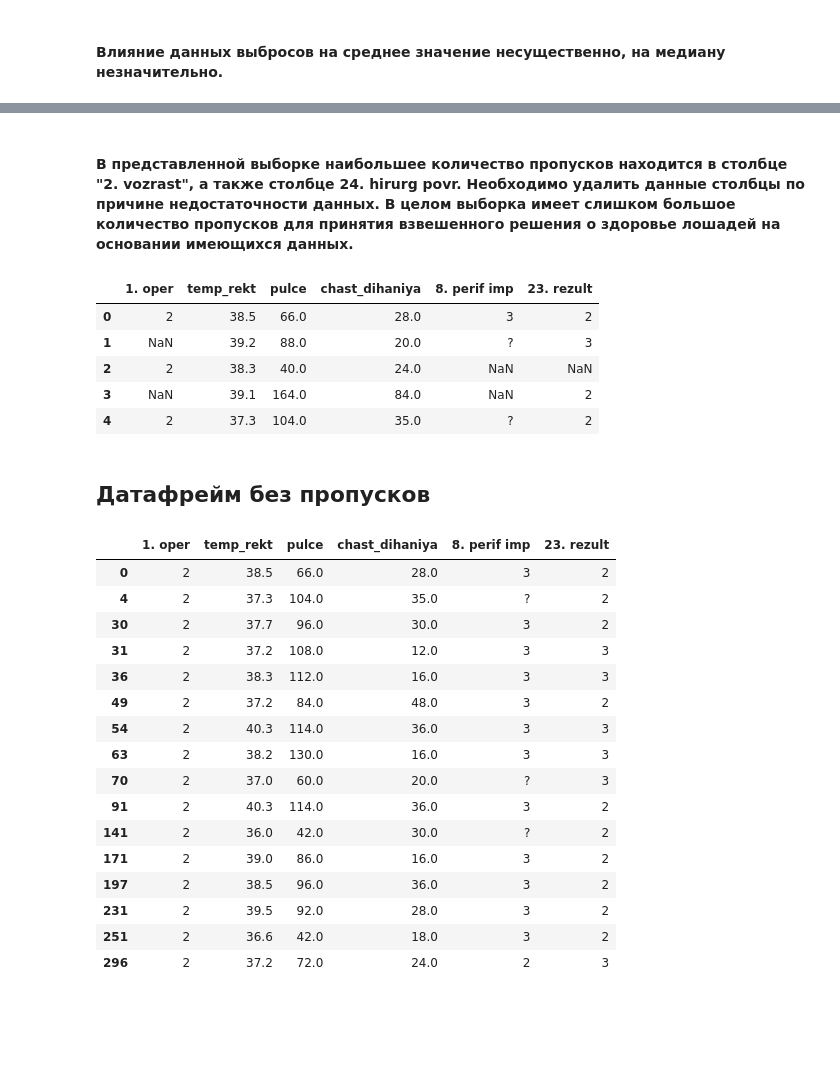
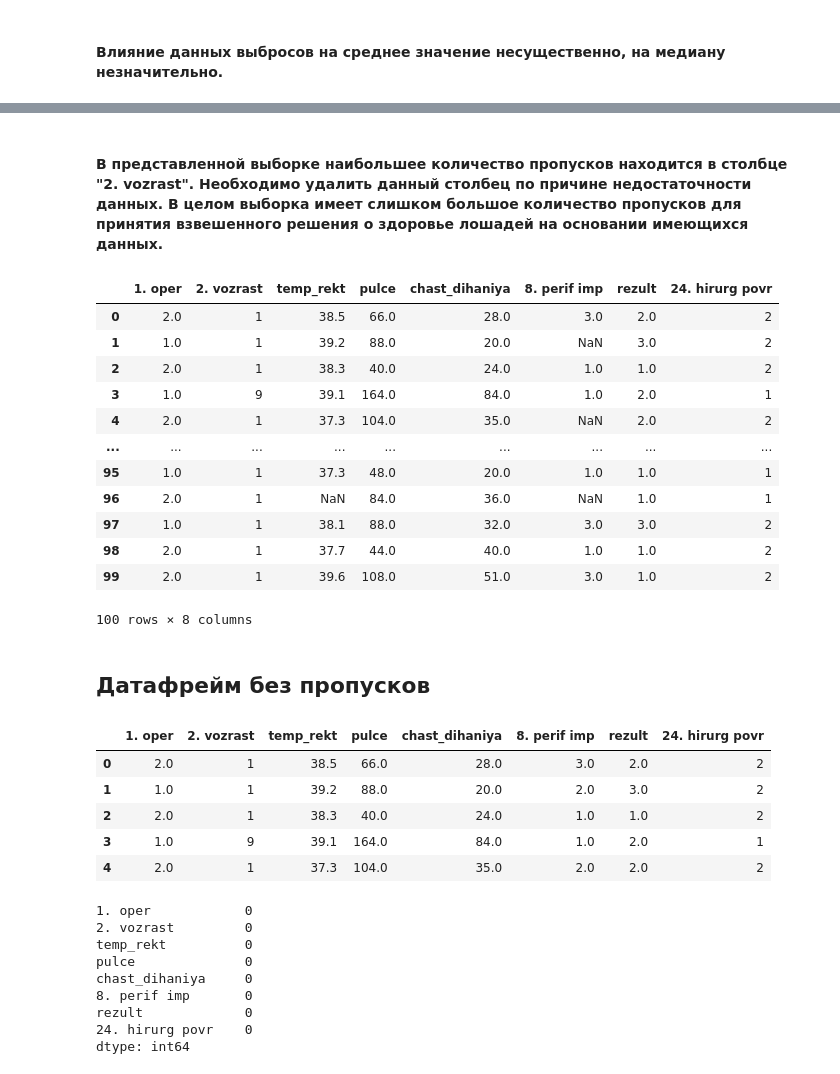
Before and after one commit to Chibis34/DZ_Gordeev, a Jupyter notebook: DZ15_Gordeev_stat_basics.ipynb, the cells around one changed output, grey strips where cells are left out. Drawn from its saved outputs; the diff is of its cells as text; code cells hidden in the pictures; blank space fills up the shorter version.

```diff
--- a/DZ15_Gordeev_stat_basics.ipynb
+++ b/DZ15_Gordeev_stat_basics.ipynb
@@ -329,2 +354,2 @@ memory usage: 18.9+ KB
 # %% [markdown]
-#### В представленной выборке наибольшее количество пропусков находится в столбце "2. vozrast", а также столбце 24. hirurg povr. Необходимо удалить данные столбцы по причине недостаточности данных. В целом выборка имеет слишком большое количество пропусков для принятия взвешенного решения о здоровье лошадей на основании имеющихся данных.
+#### В представленной выборке наибольшее количество пропусков находится в столбце "2. vozrast". Необходимо удалить данный столбец по причине недостаточности данных. В целом выборка имеет слишком большое количество пропусков для принятия взвешенного решения о здоровье лошадей на основании имеющихся данных.
@@ -333,9 +356,17 @@ df4 = df.drop(['2. vozrast','24. hirurg povr'], axis=1)#.info()
-# %%
-df4.head()
-# %% [output]
-|  | 1. oper | temp_rekt | pulce | chast_dihaniya | 8. perif imp | 23. rezult |
-| 0 | 2 | 38.5 | 66.0 | 28.0 | 3 | 2 |
-| 1 | NaN | 39.2 | 88.0 | 20.0 | ? | 3 |
-| 2 | 2 | 38.3 | 40.0 | 24.0 | NaN | NaN |
-| 3 | NaN | 39.1 | 164.0 | 84.0 | NaN | 2 |
-| 4 | 2 | 37.3 | 104.0 | 35.0 | ? | 2 |
+# %%
+# выборка без столбца возраст
+df.head(100)
+# %% [output]
+|  | 1. oper | 2. vozrast | temp_rekt | pulce | chast_dihaniya | 8. perif imp | rezult | 24. hirurg povr |
+| 0 | 2.0 | 1 | 38.5 | 66.0 | 28.0 | 3.0 | 2.0 | 2 |
+| 1 | 1.0 | 1 | 39.2 | 88.0 | 20.0 | NaN | 3.0 | 2 |
+| 2 | 2.0 | 1 | 38.3 | 40.0 | 24.0 | 1.0 | 1.0 | 2 |
+| 3 | 1.0 | 9 | 39.1 | 164.0 | 84.0 | 1.0 | 2.0 | 1 |
+| 4 | 2.0 | 1 | 37.3 | 104.0 | 35.0 | NaN | 2.0 | 2 |
+| ... | ... | ... | ... | ... | ... | ... | ... | ... |
+| 95 | 1.0 | 1 | 37.3 | 48.0 | 20.0 | 1.0 | 1.0 | 1 |
+| 96 | 2.0 | 1 | NaN | 84.0 | 36.0 | NaN | 1.0 | 1 |
+| 97 | 1.0 | 1 | 38.1 | 88.0 | 32.0 | 3.0 | 3.0 | 2 |
+| 98 | 2.0 | 1 | 37.7 | 44.0 | 40.0 | 1.0 | 1.0 | 2 |
+| 99 | 2.0 | 1 | 39.6 | 108.0 | 51.0 | 3.0 | 1.0 | 2 |
+100 rows × 8 columns
@@ -342,25 +385,26 @@ df4.head()
 # %% [markdown]
 ## Датафрейм без пропусков
-# %%
-df4.dropna()#.info()
-# %% [output]
-|  | 1. oper | temp_rekt | pulce | chast_dihaniya | 8. perif imp | 23. rezult |
-| 0 | 2 | 38.5 | 66.0 | 28.0 | 3 | 2 |
-| 4 | 2 | 37.3 | 104.0 | 35.0 | ? | 2 |
-| 30 | 2 | 37.7 | 96.0 | 30.0 | 3 | 2 |
-| 31 | 2 | 37.2 | 108.0 | 12.0 | 3 | 3 |
-| 36 | 2 | 38.3 | 112.0 | 16.0 | 3 | 3 |
-| 49 | 2 | 37.2 | 84.0 | 48.0 | 3 | 2 |
-| 54 | 2 | 40.3 | 114.0 | 36.0 | 3 | 3 |
-| 63 | 2 | 38.2 | 130.0 | 16.0 | 3 | 3 |
-| 70 | 2 | 37.0 | 60.0 | 20.0 | ? | 3 |
-| 91 | 2 | 40.3 | 114.0 | 36.0 | 3 | 2 |
-| 141 | 2 | 36.0 | 42.0 | 30.0 | ? | 2 |
-| 171 | 2 | 39.0 | 86.0 | 16.0 | 3 | 2 |
-| 197 | 2 | 38.5 | 96.0 | 36.0 | 3 | 2 |
-| 231 | 2 | 39.5 | 92.0 | 28.0 | 3 | 2 |
-| 251 | 2 | 36.6 | 42.0 | 18.0 | 3 | 2 |
-| 296 | 2 | 37.2 | 72.0 | 24.0 | 2 | 3 |
+# %%
+df.head()
+# %% [output]
+|  | 1. oper | 2. vozrast | temp_rekt | pulce | chast_dihaniya | 8. perif imp | rezult | 24. hirurg povr |
+| 0 | 2.0 | 1 | 38.5 | 66.0 | 28.0 | 3.0 | 2.0 | 2 |
+| 1 | 1.0 | 1 | 39.2 | 88.0 | 20.0 | 2.0 | 3.0 | 2 |
+| 2 | 2.0 | 1 | 38.3 | 40.0 | 24.0 | 1.0 | 1.0 | 2 |
+| 3 | 1.0 | 9 | 39.1 | 164.0 | 84.0 | 1.0 | 2.0 | 1 |
+| 4 | 2.0 | 1 | 37.3 | 104.0 | 35.0 | 2.0 | 2.0 | 2 |
+# %%
+df.isna().sum()
+# %% [output]
+1. oper            0
+2. vozrast         0
+temp_rekt          0
+pulce              0
+chast_dihaniya     0
+8. perif imp       0
+rezult             0
+24. hirurg povr    0
+dtype: int64
 # %%
 print('Среднеарифметическое значение: ', df.temp_rekt.mean())
 print('Медиана: ', df.temp_rekt.median())
```
Also changed, not shown: parts of 16 cells of this notebook.
